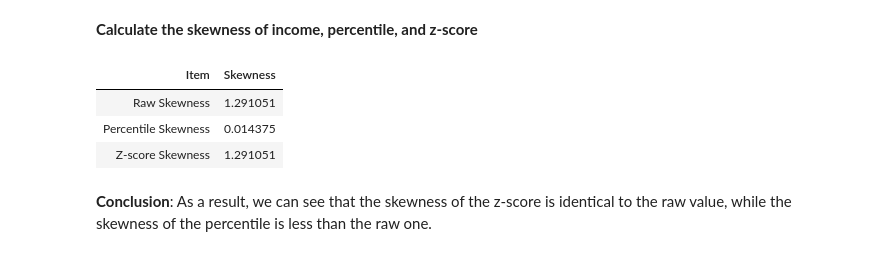
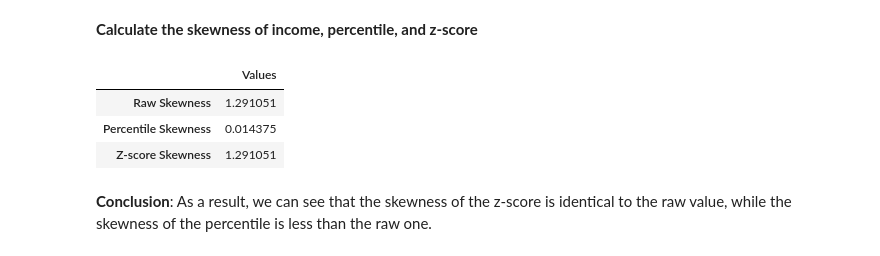
Before and after one commit to WendellLiu/ntpu-social-data-analysis, a Jupyter notebook: notebooks/20251004_homework.ipynb, the cells around one changed output. Drawn from its saved outputs; the diff is of its cells as text; code cells hidden in the pictures.

```diff
--- a/notebooks/20251004_homework.ipynb
+++ b/notebooks/20251004_homework.ipynb
@@ -162,13 +162,11 @@ skew_percentile = df_2_clean['percentile'].skew()
 skew_z_score = df_2_clean['z_score'].skew()
 # %%
 answer = pd.DataFrame({
-    'Item': ['Raw Skewness', 'Percentile Skewness', 'Z-score Skewness'],
-    'Skewness': [skew_income, skew_percentile, skew_z_score]
-})
-
-answer.style.hide(axis='index')
+    'Values': [skew_income, skew_percentile, skew_z_score]
+}, index=['Raw Skewness', 'Percentile Skewness', 'Z-score Skewness'])
+answer
 # %% [output]
-| Item | Skewness |
+|  | Values |
 | Raw Skewness | 1.291051 |
 | Percentile Skewness | 0.014375 |
 | Z-score Skewness | 1.291051 |
```
Also changed, not shown: 1 other file.
